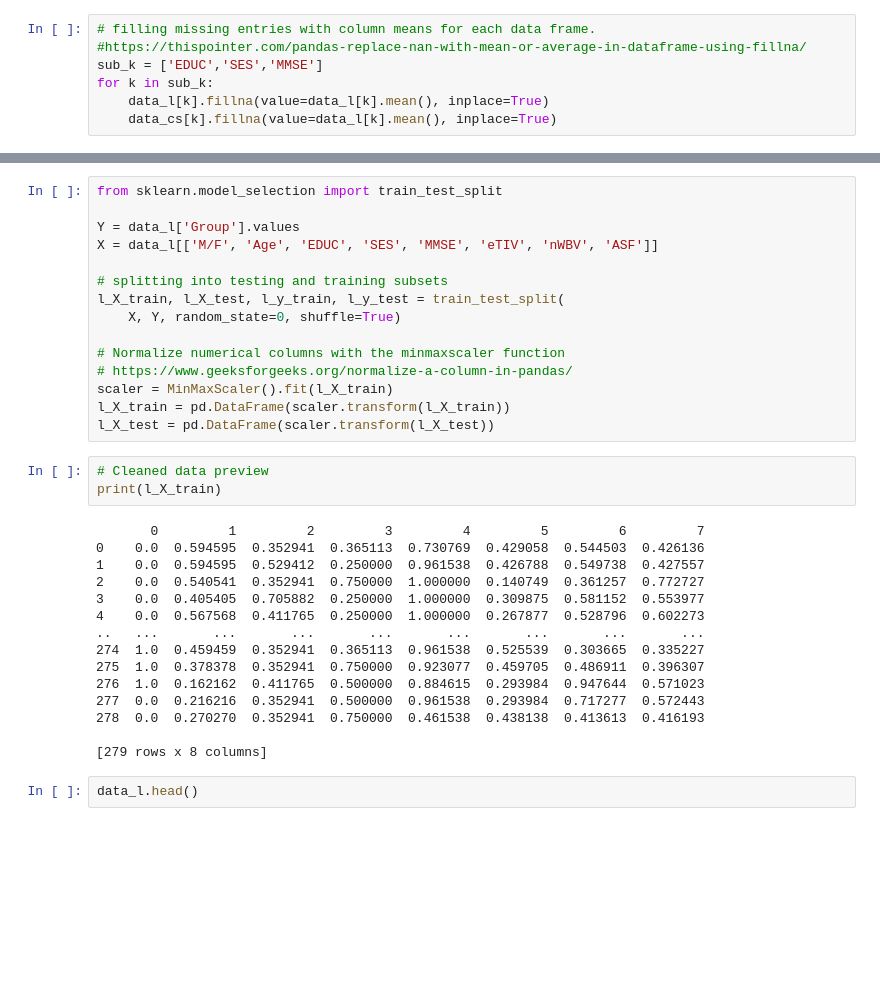
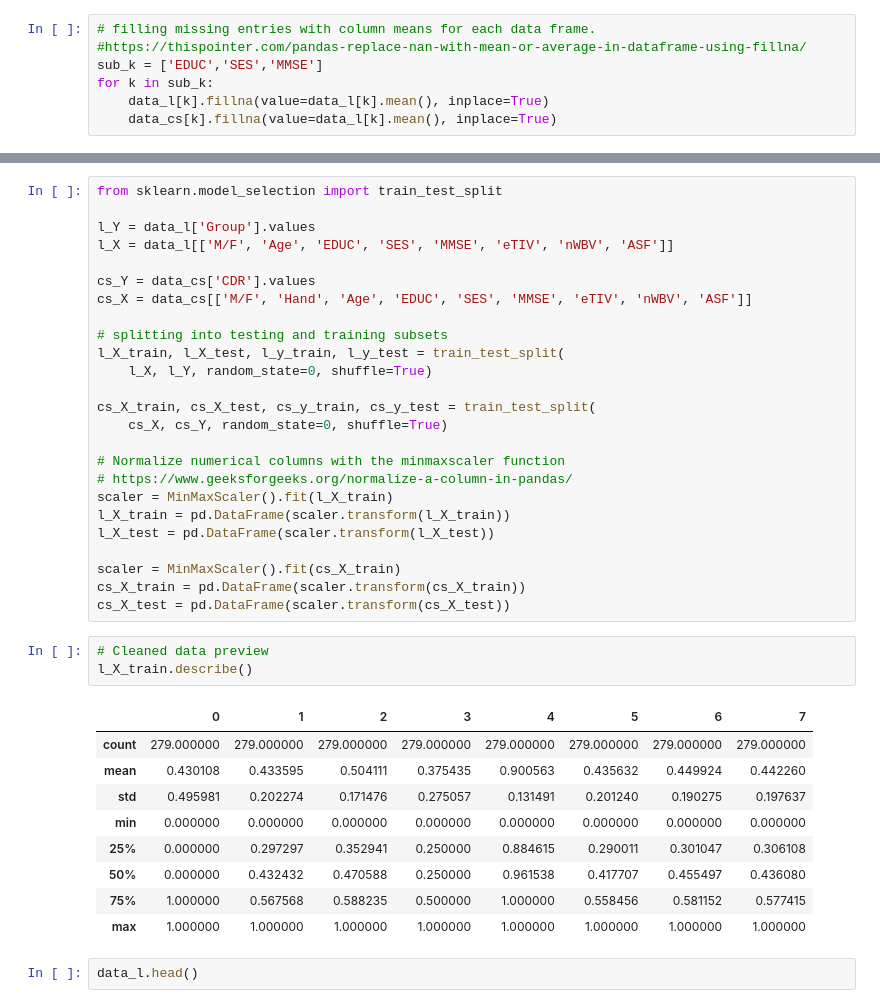
Before and after one commit to lnestelroad/CSCI_4622_MachineLearning, a Jupyter notebook: Final_Project.ipynb, the cells around one changed output, grey strips where cells are left out. Saved outputs shown, nothing was run; the diff lists cells and outputs as text; blank space fills up the shorter version.

```diff
--- a/Final_Project.ipynb
+++ b/Final_Project.ipynb
@@ -110,36 +123,41 @@ for encode in encodings:
 # %%
 from sklearn.model_selection import train_test_split
 
-Y = data_l['Group'].values
-X = data_l[['M/F', 'Age', 'EDUC', 'SES', 'MMSE', 'eTIV', 'nWBV', 'ASF']]
+l_Y = data_l['Group'].values
+l_X = data_l[['M/F', 'Age', 'EDUC', 'SES', 'MMSE', 'eTIV', 'nWBV', 'ASF']]
+
+cs_Y = data_cs['CDR'].values
+cs_X = data_cs[['M/F', 'Hand', 'Age', 'EDUC', 'SES', 'MMSE', 'eTIV', 'nWBV', 'ASF']]
 
 # splitting into testing and training subsets
 l_X_train, l_X_test, l_y_train, l_y_test = train_test_split(
-    X, Y, random_state=0, shuffle=True)
+    l_X, l_Y, random_state=0, shuffle=True)
+
+cs_X_train, cs_X_test, cs_y_train, cs_y_test = train_test_split(
+    cs_X, cs_Y, random_state=0, shuffle=True)
 
 # Normalize numerical columns with the minmaxscaler function
 # https://www.geeksforgeeks.org/normalize-a-column-in-pandas/
 scaler = MinMaxScaler().fit(l_X_train)
 l_X_train = pd.DataFrame(scaler.transform(l_X_train))
 l_X_test = pd.DataFrame(scaler.transform(l_X_test))
+
+scaler = MinMaxScaler().fit(cs_X_train)
+cs_X_train = pd.DataFrame(scaler.transform(cs_X_train))
+cs_X_test = pd.DataFrame(scaler.transform(cs_X_test))
 # %%
 # Cleaned data preview
-print(l_X_train)
+l_X_train.describe()
 # %% [output]
-       0         1         2         3         4         5         6         7
-0    0.0  0.594595  0.352941  0.365113  0.730769  0.429058  0.544503  0.426136
-1    0.0  0.594595  0.529412  0.250000  0.961538  0.426788  0.549738  0.427557
-2    0.0  0.540541  0.352941  0.750000  1.000000  0.140749  0.361257  0.772727
-3    0.0  0.405405  0.705882  0.250000  1.000000  0.309875  0.581152  0.553977
-4    0.0  0.567568  0.411765  0.250000  1.000000  0.267877  0.528796  0.602273
-..   ...       ...       ...       ...       ...       ...       ...       ...
-274  1.0  0.459459  0.352941  0.365113  0.961538  0.525539  0.303665  0.335227
-275  1.0  0.378378  0.352941  0.750000  0.923077  0.459705  0.486911  0.396307
-276  1.0  0.162162  0.411765  0.500000  0.884615  0.293984  0.947644  0.571023
-277  0.0  0.216216  0.352941  0.500000  0.961538  0.293984  0.717277  0.572443
-278  0.0  0.270270  0.352941  0.750000  0.461538  0.438138  0.413613  0.416193
-
-[279 rows x 8 columns]
+|  | 0 | 1 | 2 | 3 | 4 | 5 | 6 | 7 |
+| count | 279.000000 | 279.000000 | 279.000000 | 279.000000 | 279.000000 | 279.000000 | 279.000000 | 279.000000 |
+| mean | 0.430108 | 0.433595 | 0.504111 | 0.375435 | 0.900563 | 0.435632 | 0.449924 | 0.442260 |
+| std | 0.495981 | 0.202274 | 0.171476 | 0.275057 | 0.131491 | 0.201240 | 0.190275 | 0.197637 |
+| min | 0.000000 | 0.000000 | 0.000000 | 0.000000 | 0.000000 | 0.000000 | 0.000000 | 0.000000 |
+| 25% | 0.000000 | 0.297297 | 0.352941 | 0.250000 | 0.884615 | 0.290011 | 0.301047 | 0.306108 |
+| 50% | 0.000000 | 0.432432 | 0.470588 | 0.250000 | 0.961538 | 0.417707 | 0.455497 | 0.436080 |
+| 75% | 1.000000 | 0.567568 | 0.588235 | 0.500000 | 1.000000 | 0.558456 | 0.581152 | 0.577415 |
+| max | 1.000000 | 1.000000 | 1.000000 | 1.000000 | 1.000000 | 1.000000 | 1.000000 | 1.000000 |
 # %%
 data_l.head()
 # %% [output]
```
Also changed, not shown: parts of 12 cells of this notebook.
